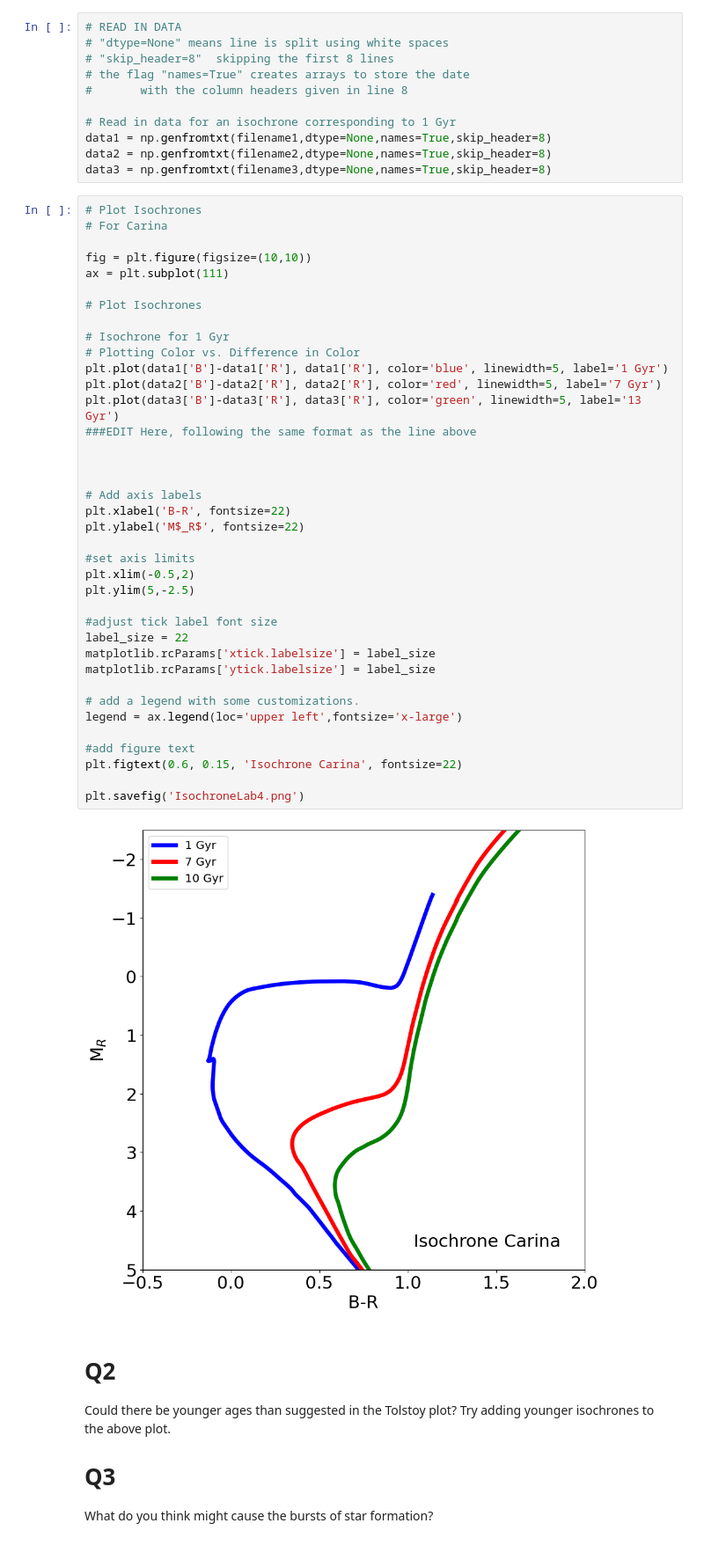
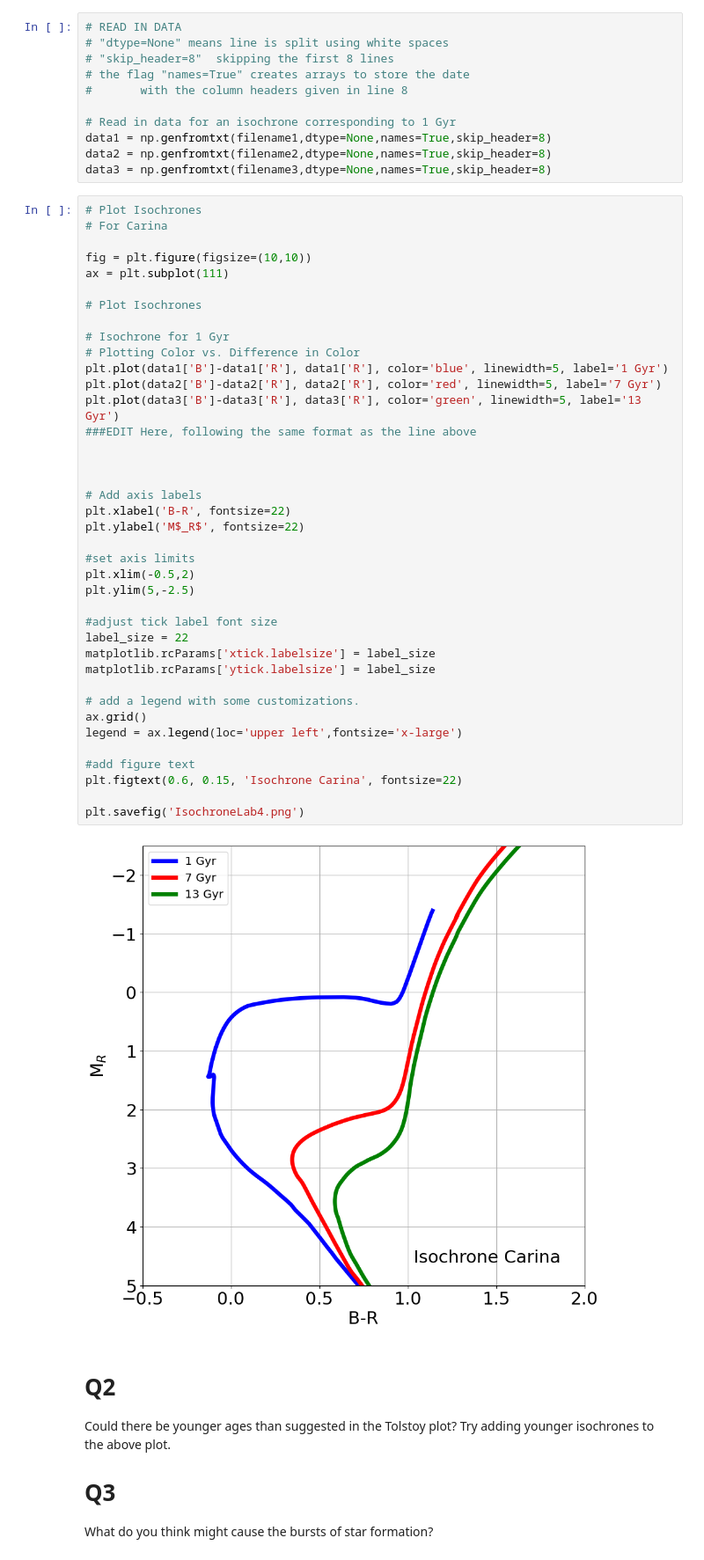
Before and after one commit to travismatlock/400B_2023_Matlock, a Jupyter notebook: Labs/Lab4/Lab4.ipynb, the cells around one changed output. Shown at 88% size. Cells and saved outputs as stored; diff of their text form.

```diff
--- a/Labs/Lab4/Lab4.ipynb
+++ b/Labs/Lab4/Lab4.ipynb
@@ -59,34 +59,35 @@ ax = plt.subplot(111)
 # Isochrone for 1 Gyr
 # Plotting Color vs. Difference in Color
 plt.plot(data1['B']-data1['R'], data1['R'], color='blue', linewidth=5, label='1 Gyr')
 plt.plot(data2['B']-data2['R'], data2['R'], color='red', linewidth=5, label='7 Gyr')
 plt.plot(data3['B']-data3['R'], data3['R'], color='green', linewidth=5, label='13 Gyr')
 ###EDIT Here, following the same format as the line above
 
 
 
 # Add axis labels
 plt.xlabel('B-R', fontsize=22)
 plt.ylabel('M$_R$', fontsize=22)
 
 #set axis limits
 plt.xlim(-0.5,2)
 plt.ylim(5,-2.5)
 
 #adjust tick label font size
 label_size = 22
 matplotlib.rcParams['xtick.labelsize'] = label_size
 matplotlib.rcParams['ytick.labelsize'] = label_size
 
 # add a legend with some customizations.
+ax.grid()
 legend = ax.legend(loc='upper left',fontsize='x-large')
 
 #add figure text
 plt.figtext(0.6, 0.15, 'Isochrone Carina', fontsize=22)
 
 plt.savefig('IsochroneLab4.png')
 # %% [output]
-[figure, old version]
+[figure, new version]
 # %% [markdown]
 # Q2
 
```
Also changed, not shown: parts of 1 cell of this notebook.
